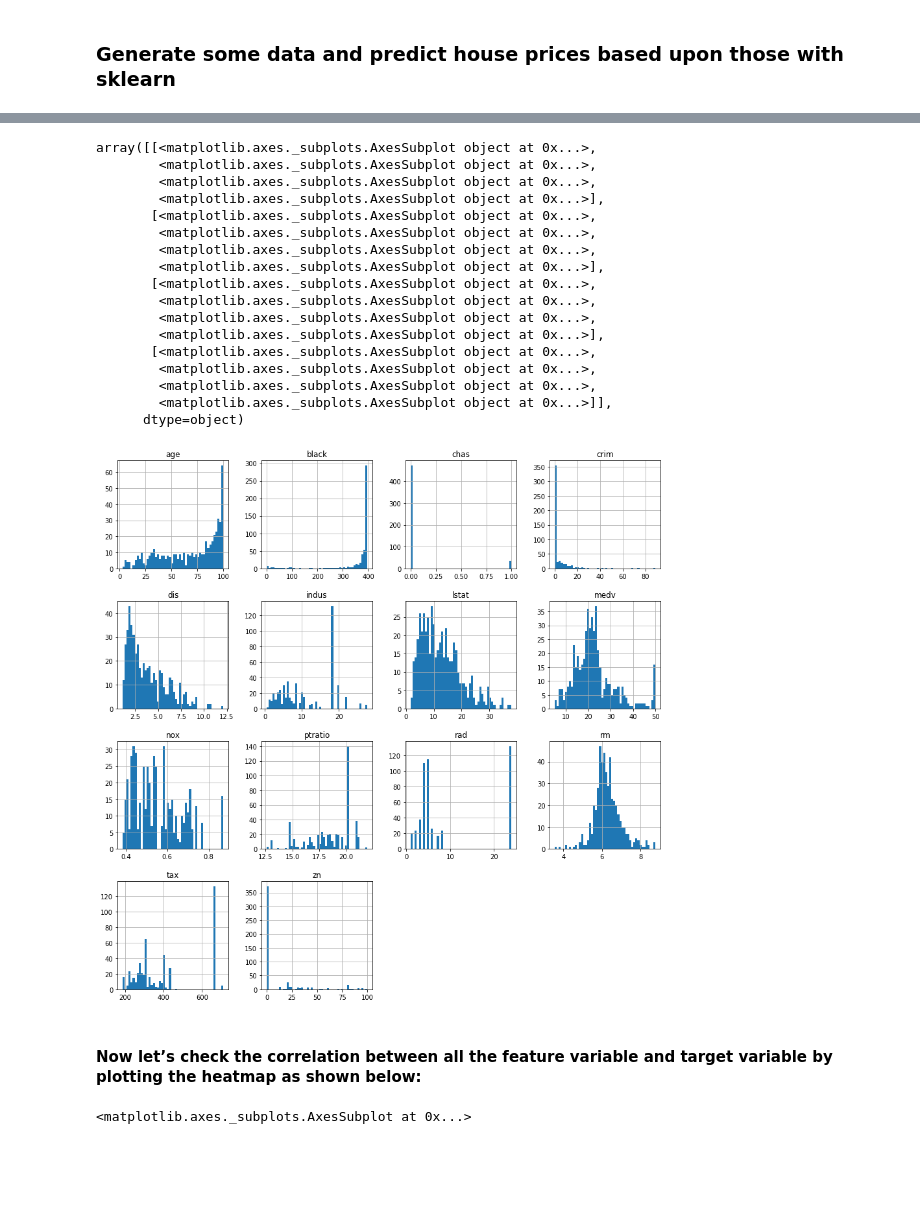
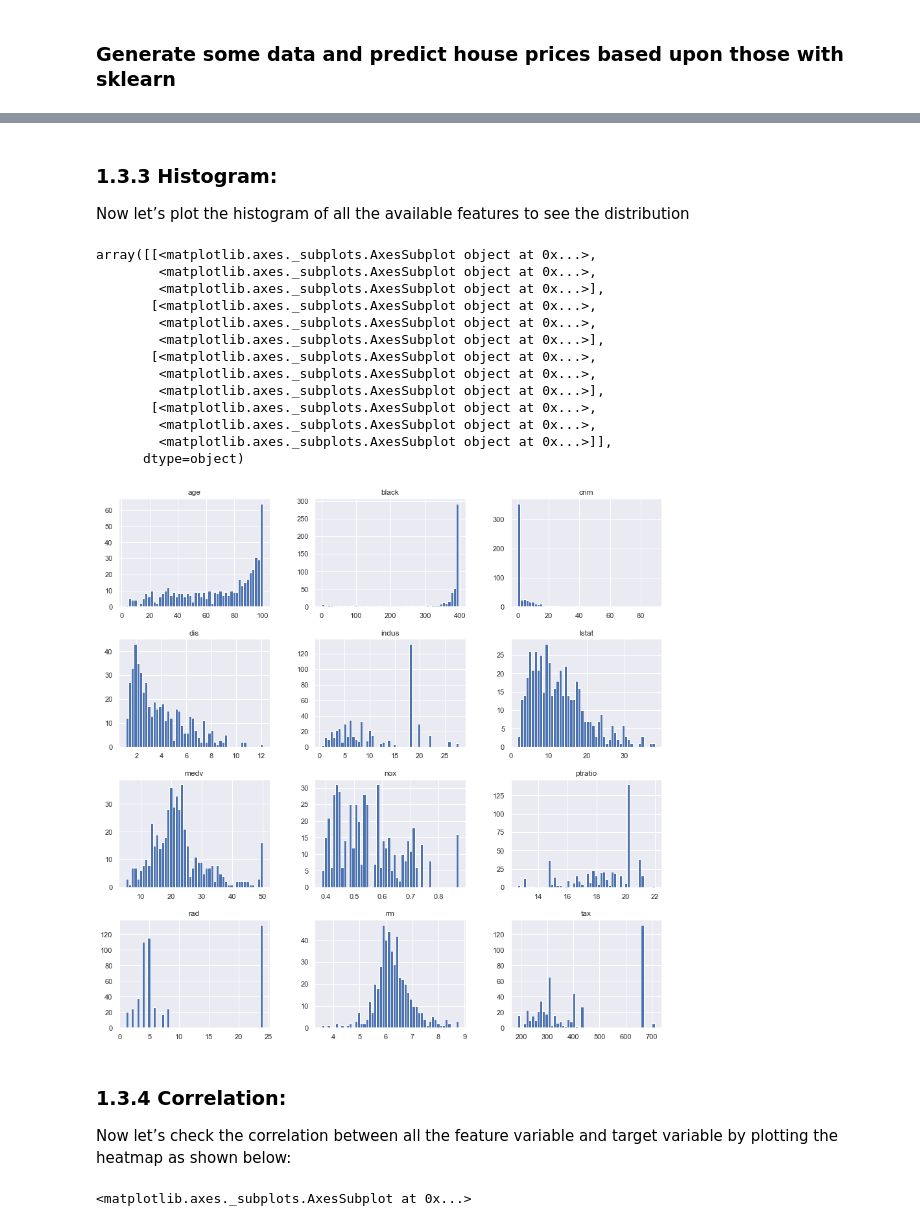
Before and after one commit to dewaledr/MLearning-Projects, a Jupyter notebook: Project_BostonHousePrices.ipynb, the cells around one changed output, grey strips where cells are left out. Saved outputs shown, nothing was run; the diff lists cells and outputs as text; code cells hidden in the pictures; blank space fills up the shorter version.

```diff
--- a/Project_BostonHousePrices.ipynb
+++ b/Project_BostonHousePrices.ipynb
@@ -392,26 +278,26 @@ strong multicollinearity or other numerical problems.
+# %% [markdown]
+### 1.3.3 Histogram:
+Now let’s plot the histogram of all the available features to see the distribution
 # %%
-df.hist(bins=50, figsize=(15, 15))
+df2.hist(bins=50, figsize=(15, 15))
 # %% [output]
 array([[<matplotlib.axes._subplots.AxesSubplot object at 0x...>,
-        <matplotlib.axes._subplots.AxesSubplot object at 0x...>,
         <matplotlib.axes._subplots.AxesSubplot object at 0x...>,
         <matplotlib.axes._subplots.AxesSubplot object at 0x...>],
        [<matplotlib.axes._subplots.AxesSubplot object at 0x...>,
         <matplotlib.axes._subplots.AxesSubplot object at 0x...>,
+        <matplotlib.axes._subplots.AxesSubplot object at 0x...>],
+       [<matplotlib.axes._subplots.AxesSubplot object at 0x...>,
         <matplotlib.axes._subplots.AxesSubplot object at 0x...>,
         <matplotlib.axes._subplots.AxesSubplot object at 0x...>],
        [<matplotlib.axes._subplots.AxesSubplot object at 0x...>,
         <matplotlib.axes._subplots.AxesSubplot object at 0x...>,
-        <matplotlib.axes._subplots.AxesSubplot object at 0x...>,
-        <matplotlib.axes._subplots.AxesSubplot object at 0x...>],
-       [<matplotlib.axes._subplots.AxesSubplot object at 0x...>,
-        <matplotlib.axes._subplots.AxesSubplot object at 0x...>,
-        <matplotlib.axes._subplots.AxesSubplot object at 0x...>,
         <matplotlib.axes._subplots.AxesSubplot object at 0x...>]],
       dtype=object)
-[figure, old version]
+[figure, new version]
 # %% [markdown]
-#### Now let’s check the correlation between all the feature variable and target variable by plotting the heatmap as shown below:
+### 1.3.4 Correlation:
+Now let’s check the correlation between all the feature variable and target variable by plotting the heatmap as shown below:
 # %%
 ### set the size of the figure
 sns.set(rc={'figure.figsize':(11.7,8.27)})
```
Also changed, not shown: parts of 84 cells of this notebook.
